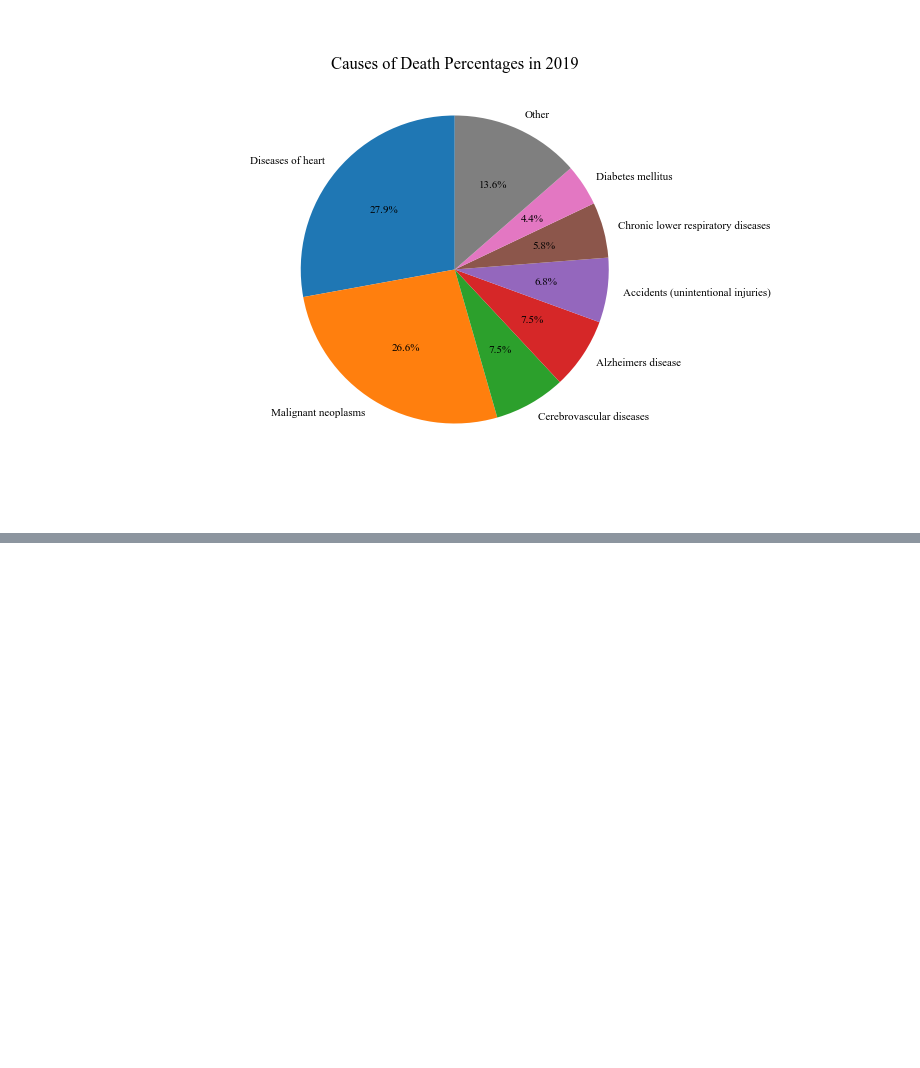
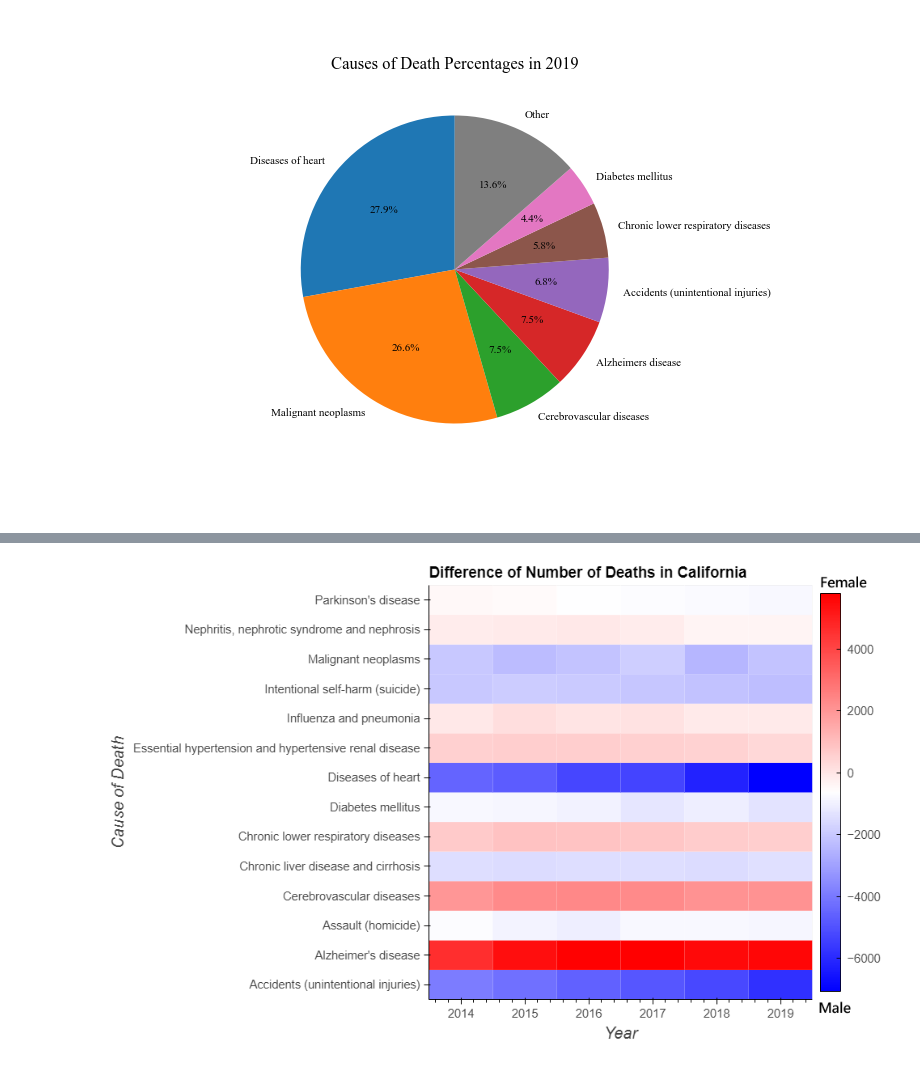
Before and after one commit to jasoonn/Analysis-of-California-Deaths, a Jupyter notebook: visualizations.ipynb, the cells around one changed output, grey strips where cells are left out. Cells and saved outputs as stored; diff of their text form; code cells hidden in the pictures; blank space fills up the shorter version.

```diff
--- a/visualizations.ipynb
+++ b/visualizations.ipynb
@@ -59,0 +68,4 @@ Image("visualization/causeOfDeaths/total_death_percentage_pie.png")
+# %%
+Image("visualization/gender/Difference of Number of Deaths in California.png")
+# %% [output]
+[figure, added]
```
Also changed, not shown: parts of 2 cells of this notebook.
